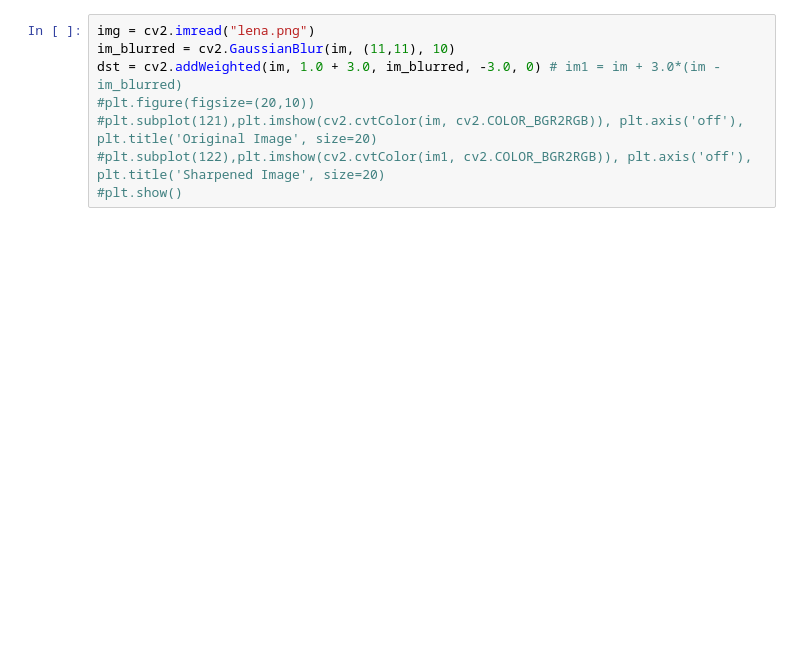
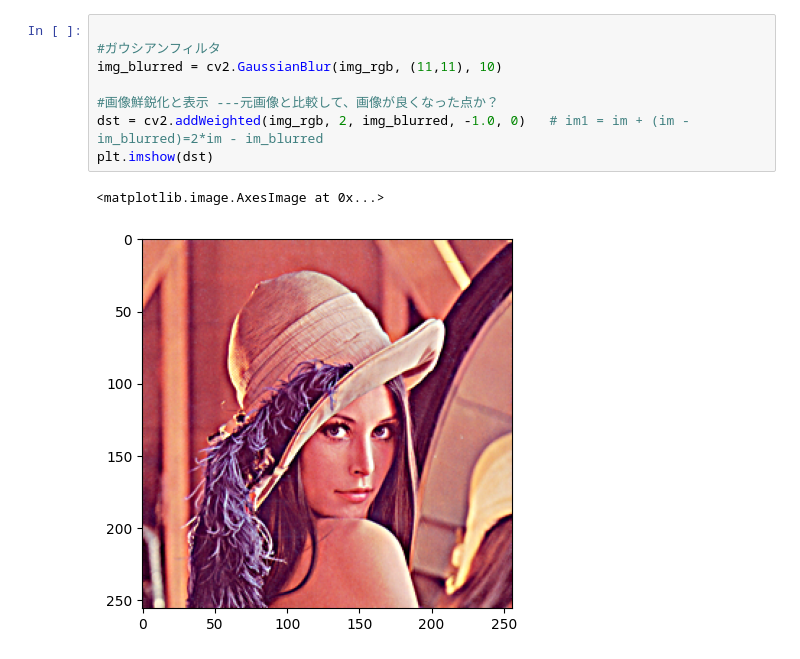
Before and after one commit to sitcv/cv-course2, a Jupyter notebook: filter.ipynb, the cells around one changed output. Saved outputs shown, nothing was run; the diff lists cells and outputs as text; blank space fills up the shorter version.

```diff
--- a/filter.ipynb
+++ b/filter.ipynb
@@ -49,8 +65,11 @@ plt.imshow(dst)
 # %%
-img = cv2.imread("lena.png")
-im_blurred = cv2.GaussianBlur(im, (11,11), 10)
-dst = cv2.addWeighted(im, 1.0 + 3.0, im_blurred, -3.0, 0) # im1 = im + 3.0*(im - im_blurred)
-#plt.figure(figsize=(20,10))
-#plt.subplot(121),plt.imshow(cv2.cvtColor(im, cv2.COLOR_BGR2RGB)), plt.axis('off'), plt.title('Original Image', size=20)
-#plt.subplot(122),plt.imshow(cv2.cvtColor(im1, cv2.COLOR_BGR2RGB)), plt.axis('off'), plt.title('Sharpened Image', size=20)
-#plt.show()
+
+#ガウシアンフィルタ
+img_blurred = cv2.GaussianBlur(img_rgb, (11,11), 10)
+
+#画像鮮鋭化と表示 ---元画像と比較して、画像が良くなった点か？
+dst = cv2.addWeighted(img_rgb, 2, img_blurred, -1.0, 0)   # im1 = im + (im - im_blurred)=2*im - im_blurred
+plt.imshow(dst)
+# %% [output]
+<matplotlib.image.AxesImage at 0x...>
+[figure, added]
```
Also changed, not shown: parts of 8 cells of this notebook, 1 other file.
